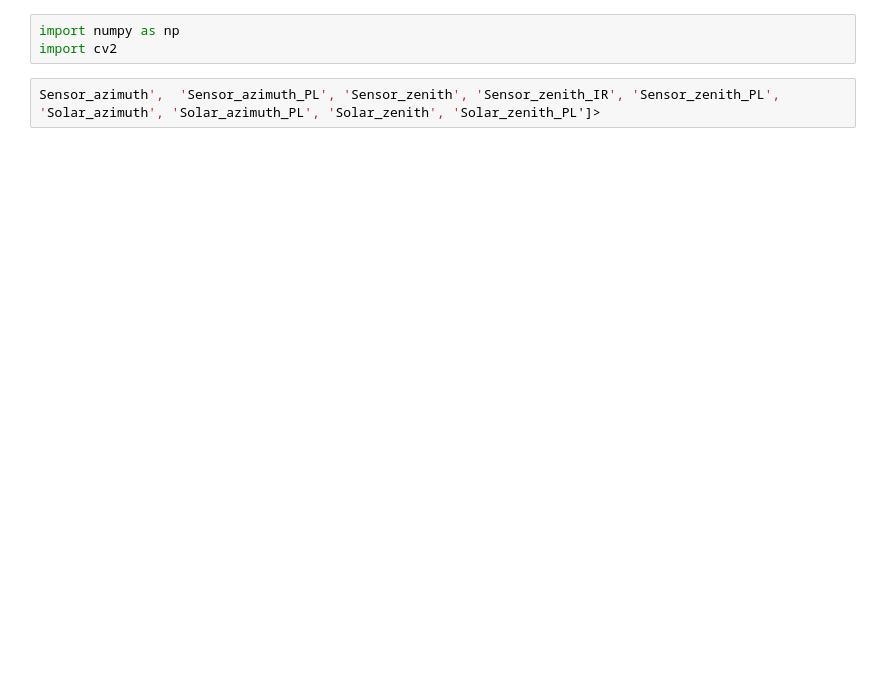
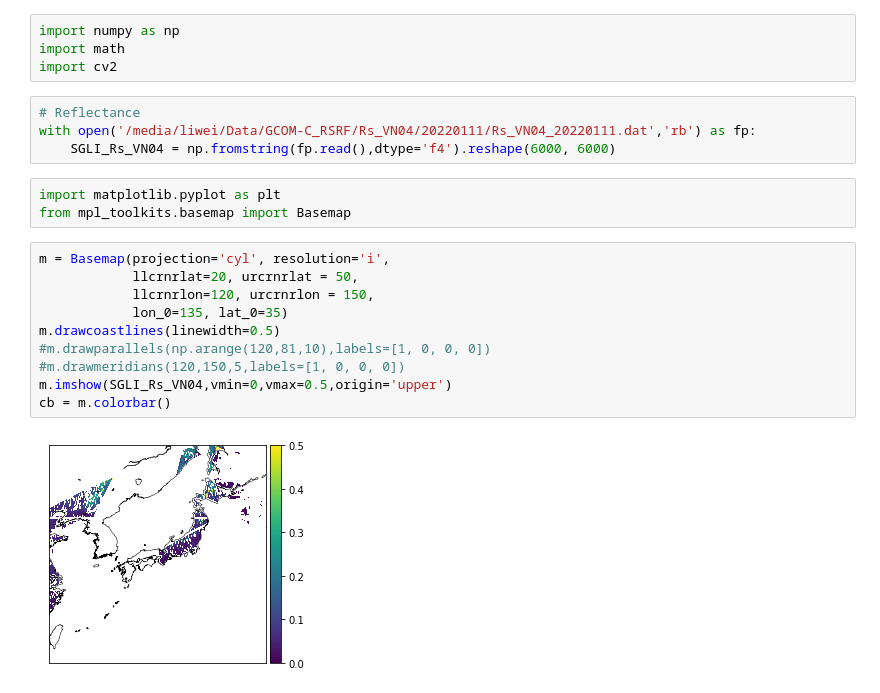
Before and after one commit to Lw46/Himawari_SGLI, a Jupyter notebook: RAA_Matching.ipynb, the cells around one changed output. Drawn from its saved outputs; the diff is of its cells as text; blank space fills up the shorter version.

```diff
--- a/RAA_Matching.ipynb
+++ b/RAA_Matching.ipynb
@@ -1,5 +1,23 @@
 # %%
 import numpy as np
+import math
 import cv2
-# %%
-Sensor_azimuth',  'Sensor_azimuth_PL', 'Sensor_zenith', 'Sensor_zenith_IR', 'Sensor_zenith_PL', 'Solar_azimuth', 'Solar_azimuth_PL', 'Solar_zenith', 'Solar_zenith_PL']>
+# %%
+# Reflectance
+with open('/media/liwei/Data/GCOM-C_RSRF/Rs_VN04/20220111/Rs_VN04_20220111.dat','rb') as fp:
+    SGLI_Rs_VN04 = np.fromstring(fp.read(),dtype='f4').reshape(6000, 6000)
+# %%
+import matplotlib.pyplot as plt
+from mpl_toolkits.basemap import Basemap
+# %%
+m = Basemap(projection='cyl', resolution='i',
+            llcrnrlat=20, urcrnrlat = 50,
+            llcrnrlon=120, urcrnrlon = 150,
+            lon_0=135, lat_0=35)
+m.drawcoastlines(linewidth=0.5)
+#m.drawparallels(np.arange(120,81,10),labels=[1, 0, 0, 0])
+#m.drawmeridians(120,150,5,labels=[1, 0, 0, 0])
+m.imshow(SGLI_Rs_VN04,vmin=0,vmax=0.5,origin='upper')
+cb = m.colorbar()
+# %% [output]
+[figure, added]
```
Also changed, not shown: parts of 3 cells of this notebook, 1 other file.
